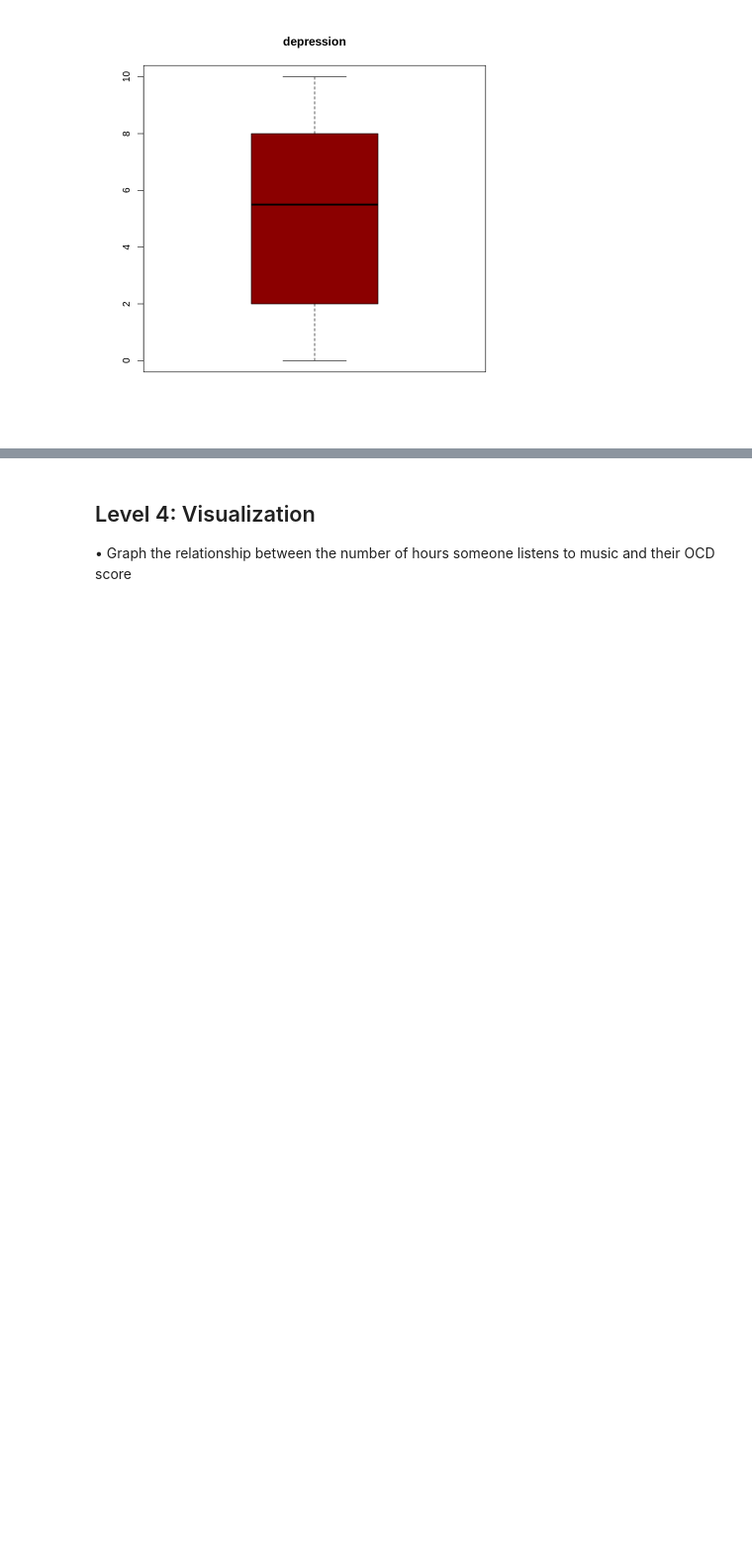
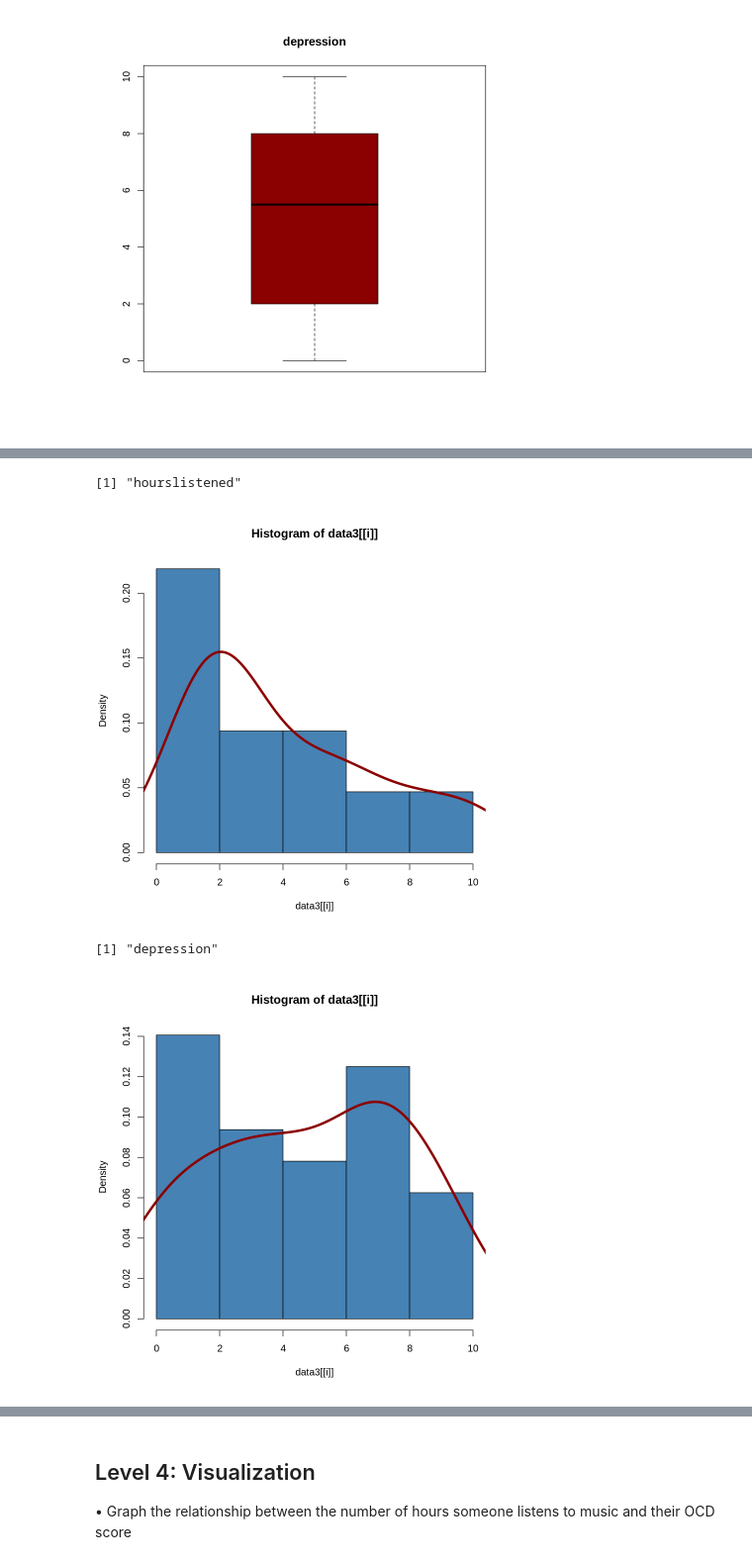
Before and after one commit to alanhlam-github/Psi_Chi_Jupyter, a Jupyter notebook: Psi_Chi_R_2025_July.ipynb, the cells around one changed output, grey strips where cells are left out. Shown: that part at 99% size. Saved outputs shown, nothing was run; the diff lists cells and outputs as text; code cells hidden in the pictures; blank space fills up the shorter version.

```diff
--- a/Psi_Chi_R_2025_July.ipynb
+++ b/Psi_Chi_R_2025_July.ipynb
@@ -251,7 +221,7 @@ data4 = data3 |> filter(hourslistened < 15)
 [figure]
 # %%
 for (i in list_1){
-  x = ggplot(data4,aes(y=.data[[i]]))+geom_boxplot()+labs(title= paste("boxplot of", i)) +theme(plot.title = element_text(hjust = .5))
+  x = ggplot(data3,aes(y=.data[[i]]))+theme_bw()+geom_boxplot()+labs(title= paste("boxplot of", i)) +theme(plot.title = element_text(hjust = .5))
   print(x)
 }
 # %% [output]
@@ -260,6 +229,0 @@ for (i in list_1){
-# %%
-for (i in list_1){
-  x = shapiro.test(data4[[i]])
-  print(x)
-  print(i)
-}
@@ -293,3 +230,15 @@ sample estimates:
+# %%
+for (i in list_1){
+  hist(data3[[i]],probability = T,col='steelblue')
+  lines(density(data3[[i]]),col='darkred',lwd=4)
+
+  print(i)
+}
+# %% [output]
+[1] "hourslistened"
+[figure, added]
+[1] "depression"
+[figure, added]
 # %%
 method_list = list('s','k','p')
 
```
Also changed, not shown: parts of 28 cells of this notebook.
